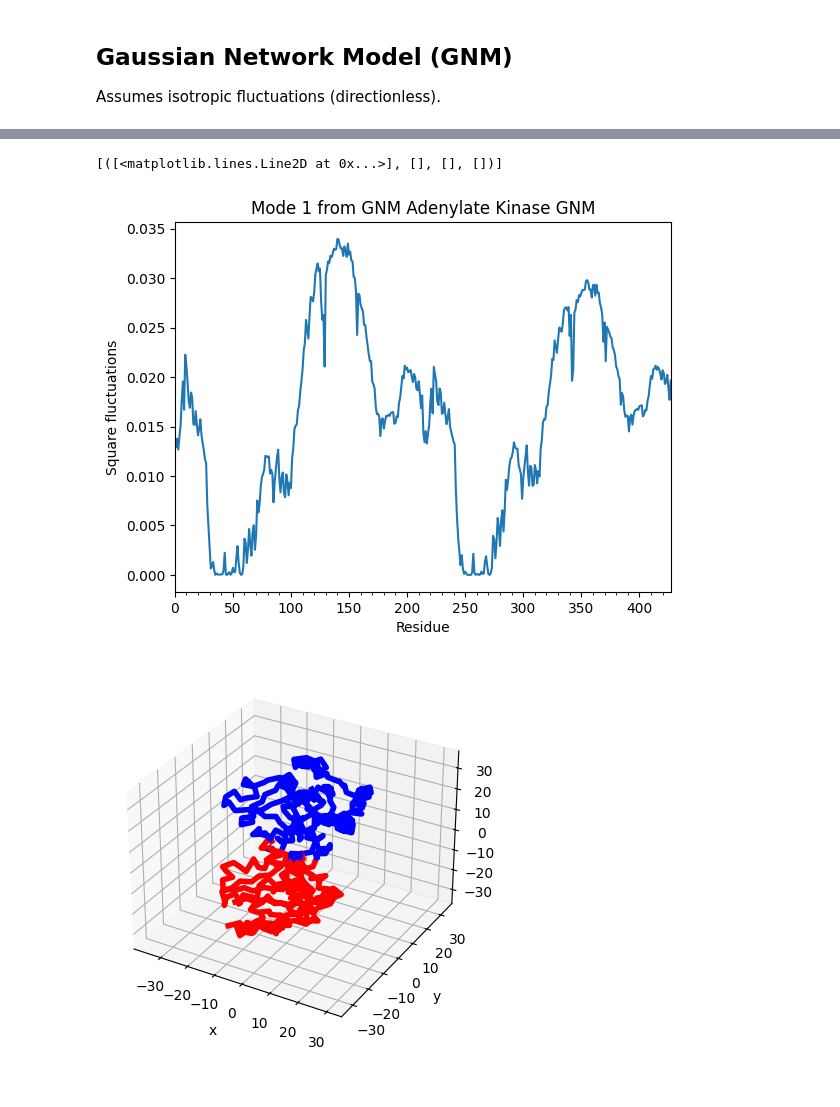
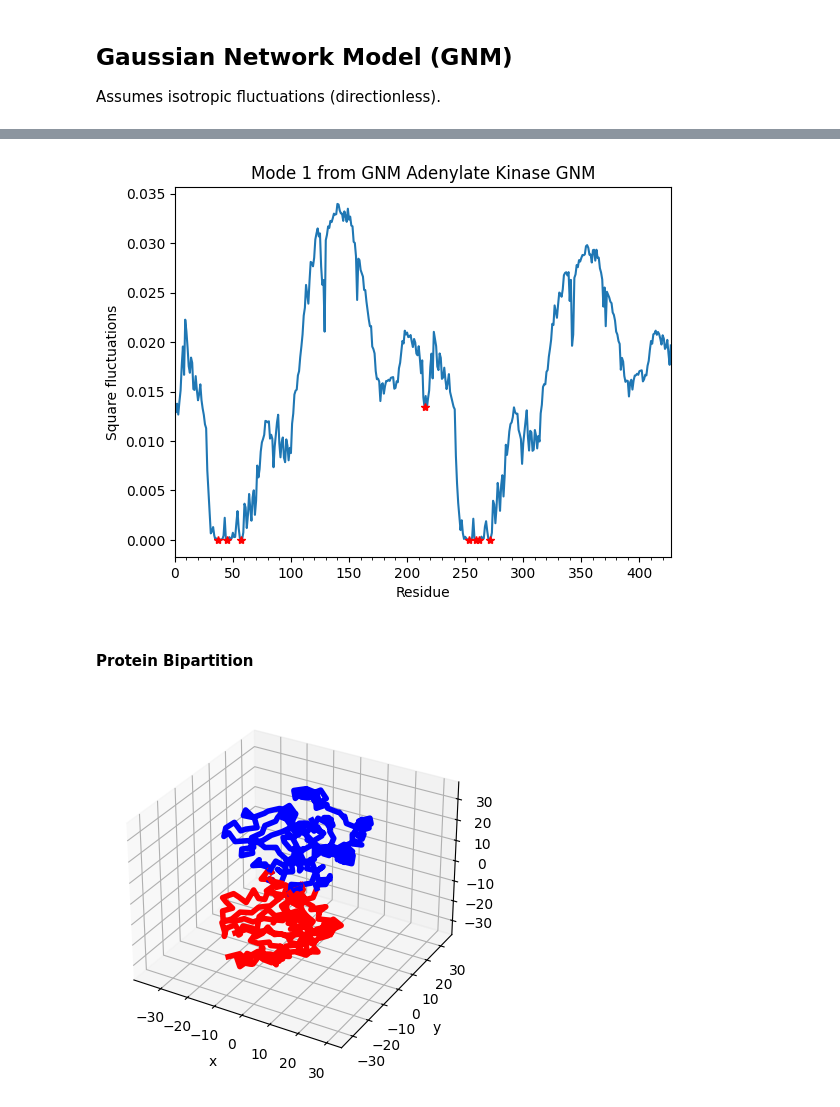
Before and after one commit to georgead01/4ake_enm_analysis, a Jupyter notebook: enm_analysis.ipynb, the cells around one changed output, grey strips where cells are left out. Cells and saved outputs as stored; diff of their text form; code cells hidden in the pictures.

```diff
--- a/enm_analysis.ipynb
+++ b/enm_analysis.ipynb
@@ -28,8 +96,9 @@ gnm.calcModes()
 # %%
-showSqFlucts(gnm[0])
+showSqFlucts(gnm[0], hinges = True);
 # %% [output]
-[([<matplotlib.lines.Line2D at 0x...>], [], [], [])]
-[figure, old version]
+[figure, new version]
+# %% [markdown]
+#### Protein Bipartition
 # %%
 showProtein(calphas, mode=gnm[0]);
 # %% [output]
```
Also changed, not shown: parts of 26 cells of this notebook, 2 other files.
